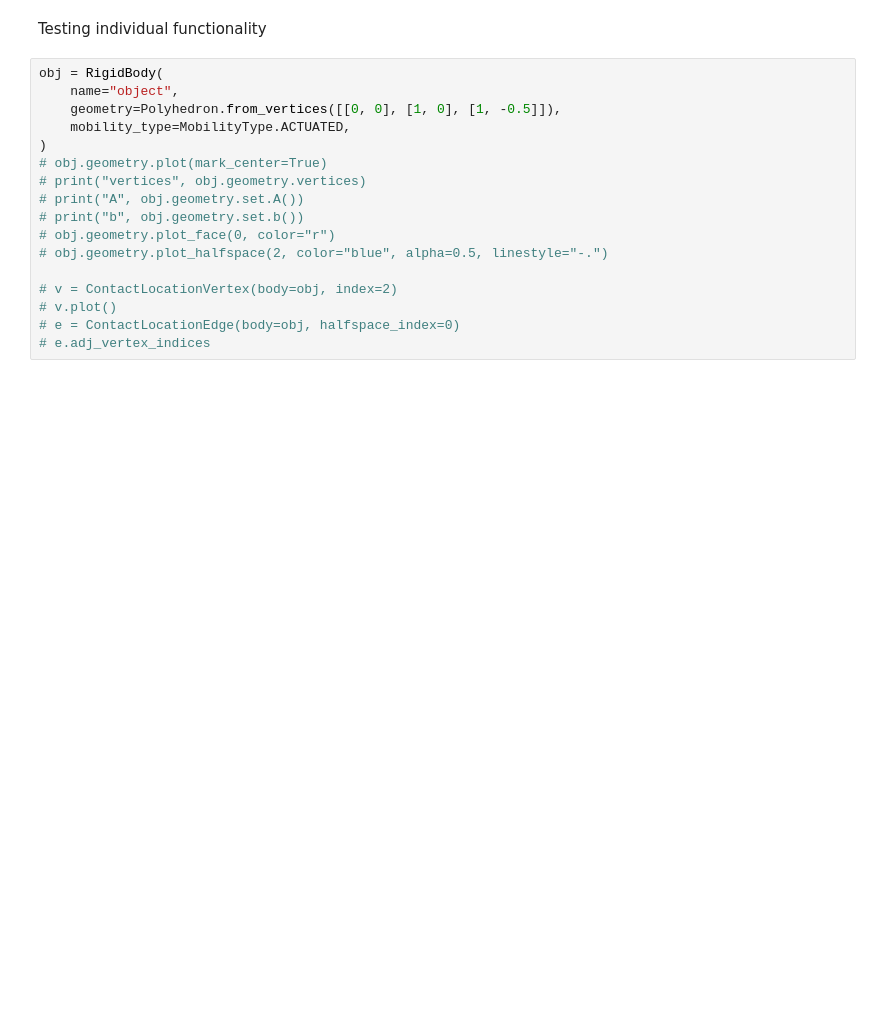
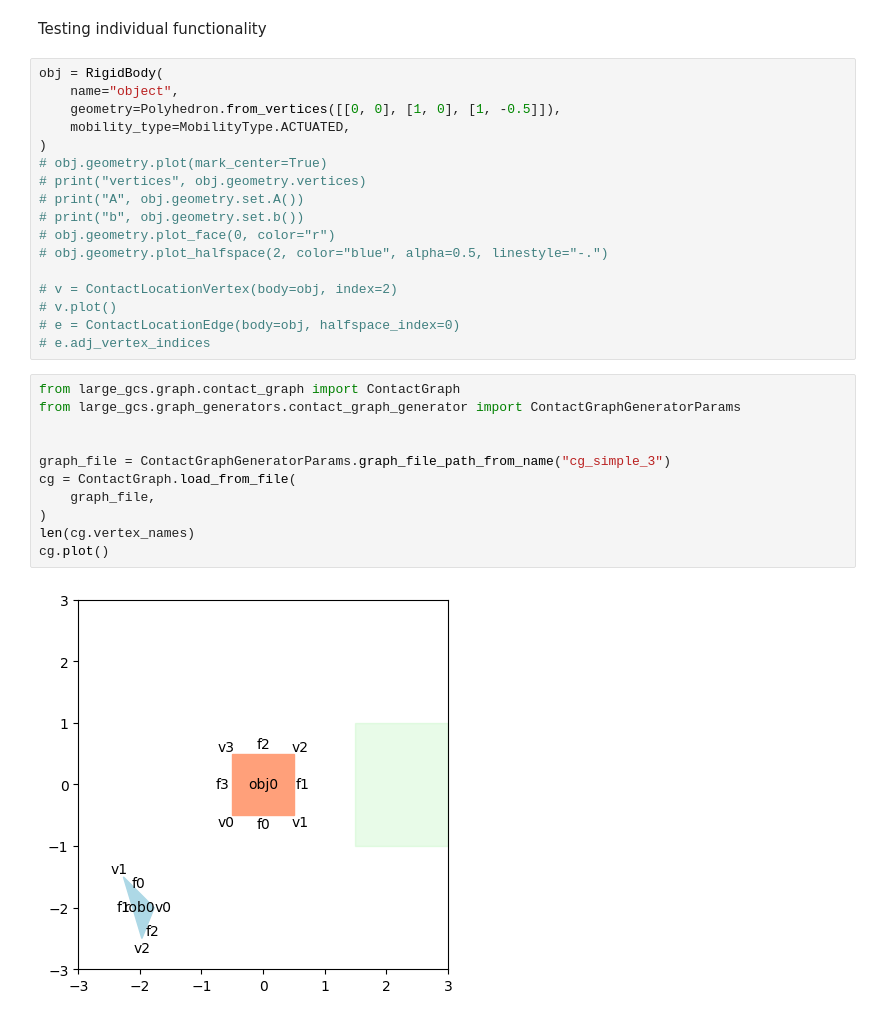
Before and after one commit to shaoyuancc/large_gcs, a Jupyter notebook: explorations/contact_pair_mode_generation_exploration.ipynb, the cells around one changed output. Drawn from its saved outputs; the diff is of its cells as text; blank space fills up the shorter version.

```diff
--- a/explorations/contact_pair_mode_generation_exploration.ipynb
+++ b/explorations/contact_pair_mode_generation_exploration.ipynb
@@ -61,3 +70,16 @@ obj = RigidBody(
 # v.plot()
 # e = ContactLocationEdge(body=obj, halfspace_index=0)
 # e.adj_vertex_indices
+# %%
+from large_gcs.graph.contact_graph import ContactGraph
+from large_gcs.graph_generators.contact_graph_generator import ContactGraphGeneratorParams
+
+
+graph_file = ContactGraphGeneratorParams.graph_file_path_from_name("cg_simple_3")
+cg = ContactGraph.load_from_file(
+    graph_file,
+)
+len(cg.vertex_names)
+cg.plot()
+# %% [output]
+[figure, added]
```
Also changed, not shown: parts of 5 cells of this notebook, 8 other files.
